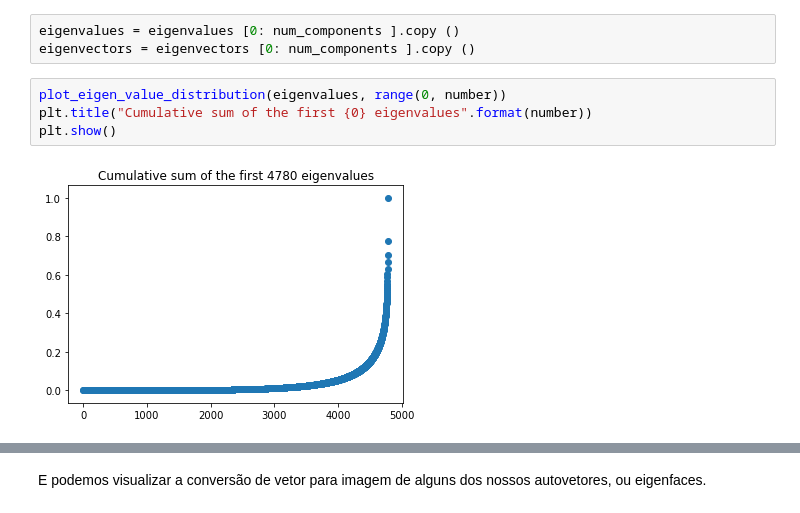
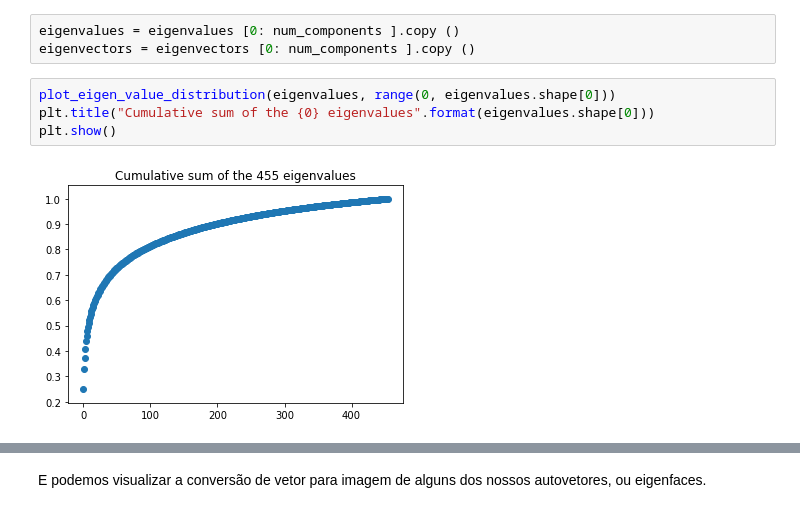
Before and after one commit to LucasTreuke/eigenfaces, a Jupyter notebook: eigenfaces.ipynb, the cells around one changed output, grey strips where cells are left out. Cells and saved outputs as stored; diff of their text form.

```diff
--- a/eigenfaces.ipynb
+++ b/eigenfaces.ipynb
@@ -272,11 +262,11 @@ E agora temos nossa versão reduzida:
 eigenvalues = eigenvalues [0: num_components ].copy ()
 eigenvectors = eigenvectors [0: num_components ].copy ()
 # %%
-plot_eigen_value_distribution(eigenvalues, range(0, number))
-plt.title("Cumulative sum of the first {0} eigenvalues".format(number))
+plot_eigen_value_distribution(eigenvalues, range(0, eigenvalues.shape[0]))
+plt.title("Cumulative sum of the {0} eigenvalues".format(eigenvalues.shape[0]))
 plt.show()
 # %% [output]
-[figure, old version]
+[figure, new version]
 # %%
 output = r" $\Lambda \to \Lambda_{principais} = \begin{bmatrix}"+str(eigenvalues[0])+r" & 0 & ... & 0 \\ 0 & "+str(eigenvalues[1])+r" & ... & 0 \\ ... & ... & ... & ... \\ 0 & 0 & ... &"+str(eigenvalues[-1])+r" \end{bmatrix}$"
 md(output)
```
Also changed, not shown: parts of 21 cells of this notebook, 5 other files.
